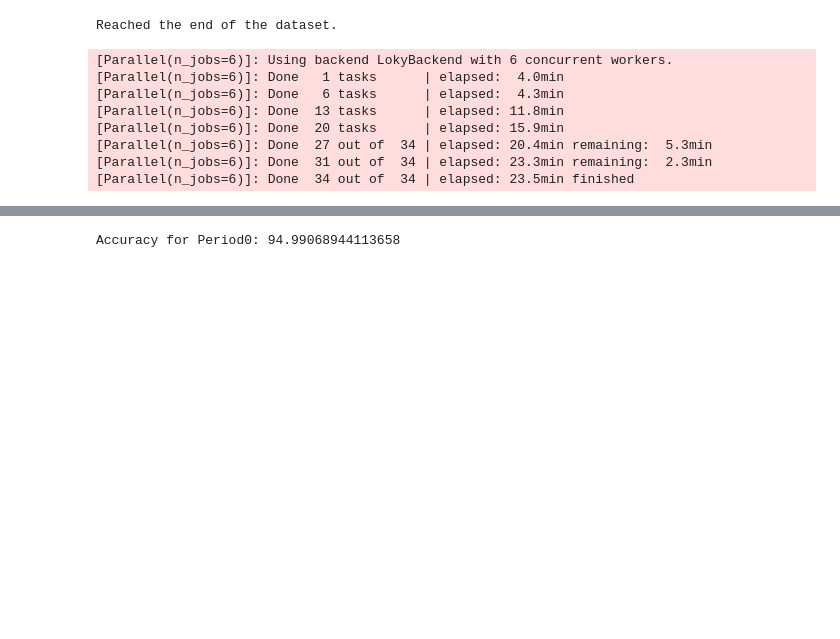
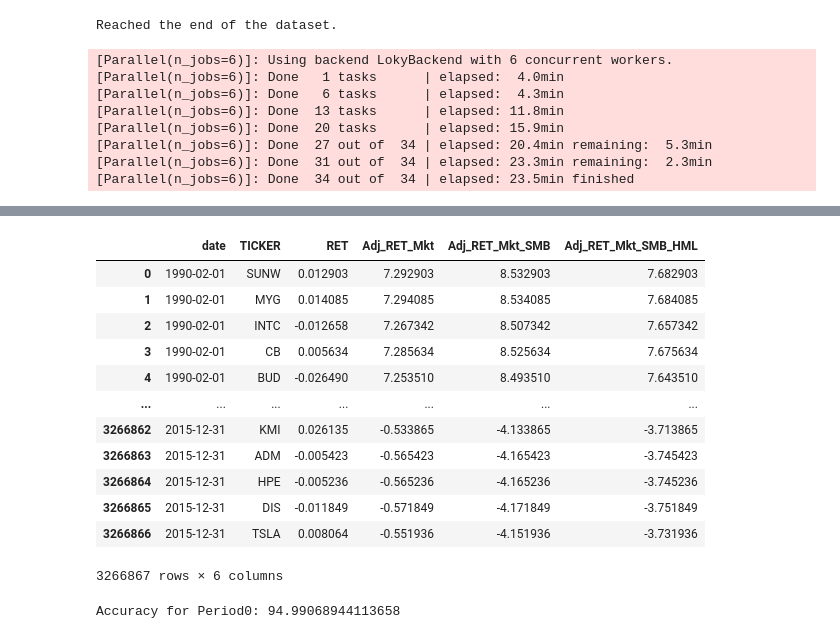
Before and after one commit to Kibitz117/Thesis, a Jupyter notebook: analysis/model_analysis.ipynb, the cells around one changed output, grey strips where cells are left out. Cells and saved outputs as stored; diff of their text form; code cells hidden in the pictures; blank space fills up the shorter version.

```diff
--- a/analysis/model_analysis.ipynb
+++ b/analysis/model_analysis.ipynb
@@ -103,3 +123,19 @@ Reached the end of the dataset.
+# %%
+df
+# %% [output]
+|  | date | TICKER | RET | Adj_RET_Mkt | Adj_RET_Mkt_SMB | Adj_RET_Mkt_SMB_HML |
+| 0 | 1990-02-01 | SUNW | 0.012903 | 7.292903 | 8.532903 | 7.682903 |
+| 1 | 1990-02-01 | MYG | 0.014085 | 7.294085 | 8.534085 | 7.684085 |
+| 2 | 1990-02-01 | INTC | -0.012658 | 7.267342 | 8.507342 | 7.657342 |
+| 3 | 1990-02-01 | CB | 0.005634 | 7.285634 | 8.525634 | 7.675634 |
+| 4 | 1990-02-01 | BUD | -0.026490 | 7.253510 | 8.493510 | 7.643510 |
+| ... | ... | ... | ... | ... | ... | ... |
+| 3266862 | 2015-12-31 | KMI | 0.026135 | -0.533865 | -4.133865 | -3.713865 |
+| 3266863 | 2015-12-31 | ADM | -0.005423 | -0.565423 | -4.165423 | -3.745423 |
+| 3266864 | 2015-12-31 | HPE | -0.005236 | -0.565236 | -4.165236 | -3.745236 |
+| 3266865 | 2015-12-31 | DIS | -0.011849 | -0.571849 | -4.171849 | -3.751849 |
+| 3266866 | 2015-12-31 | TSLA | 0.008064 | -0.551936 | -4.151936 | -3.731936 |
+3266867 rows × 6 columns
 # %%
 # Example Usage
 model_state_path = '../model_state_dict.pth'
```
Also changed, not shown: parts of 1 cell of this notebook, 4 other files.
